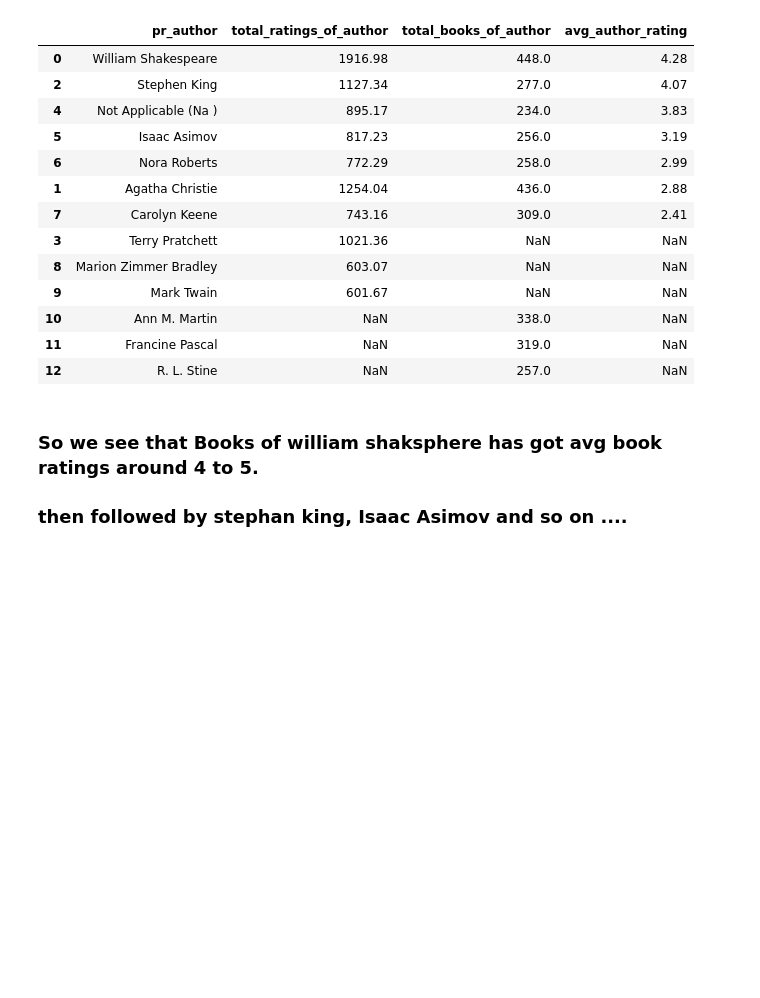
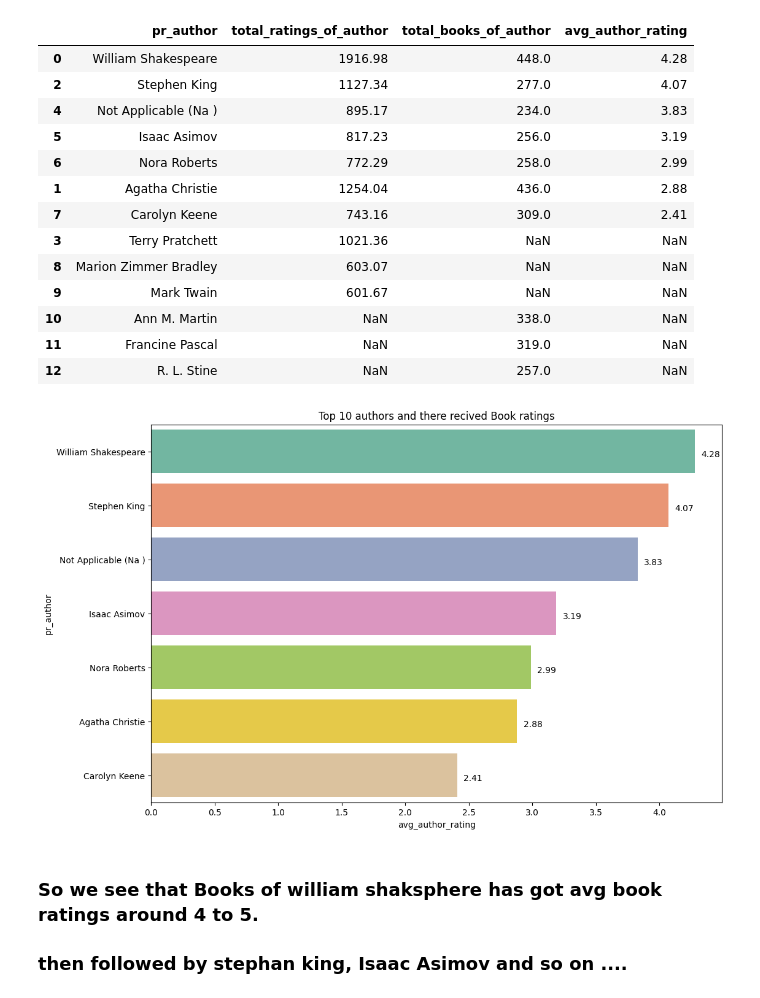
Before and after one commit to Suraj-7077/Unsupervised-ML-Book-Recommendation-system-Model, a Jupyter notebook: Unsupervised_ML_Capstone_Project_IV_.ipynb, the cells around one changed output. Drawn from its saved outputs; the diff is of its cells as text; code cells hidden in the pictures; blank space fills up the shorter version.

```diff
--- a/Unsupervised_ML_Capstone_Project_IV_.ipynb
+++ b/Unsupervised_ML_Capstone_Project_IV_.ipynb
@@ -877,6 +877,17 @@ author_books_and_rating_df
 | 10 | Ann M. Martin | NaN | 338.0 | NaN |
 | 11 | Francine Pascal | NaN | 319.0 | NaN |
 | 12 | R. L. Stine | NaN | 257.0 | NaN |
+# %%
+plt.figure(figsize= (12,8))
+ax= sns.barplot(data= author_books_and_rating_df.head(7), x= 'avg_author_rating', y= 'pr_author', palette= 'Set2')
+
+for i in ax.patches:
+  ax.text(i.get_width()+ 0.05, i.get_y()+0.5, str(i.get_width()), fontsize=10)
+
+plt.title('Top 10 authors and there recived Book ratings')
+plt.show()
+# %% [output]
+[figure, added]
 # %% [markdown]
 ### So we see that Books of william shaksphere has got avg book ratings around 4 to 5.
 ### then followed by stephan king, Isaac Asimov and so on ....
```
Also changed, not shown: parts of 47 cells of this notebook.
